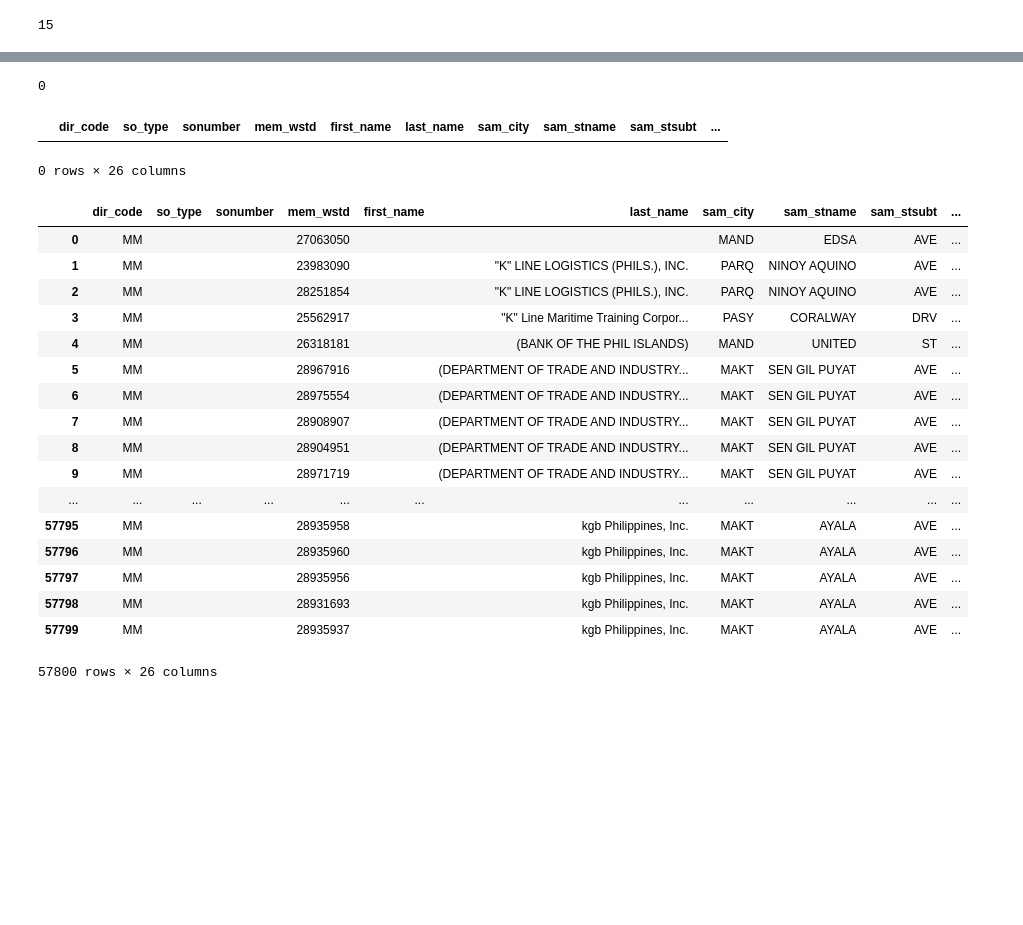
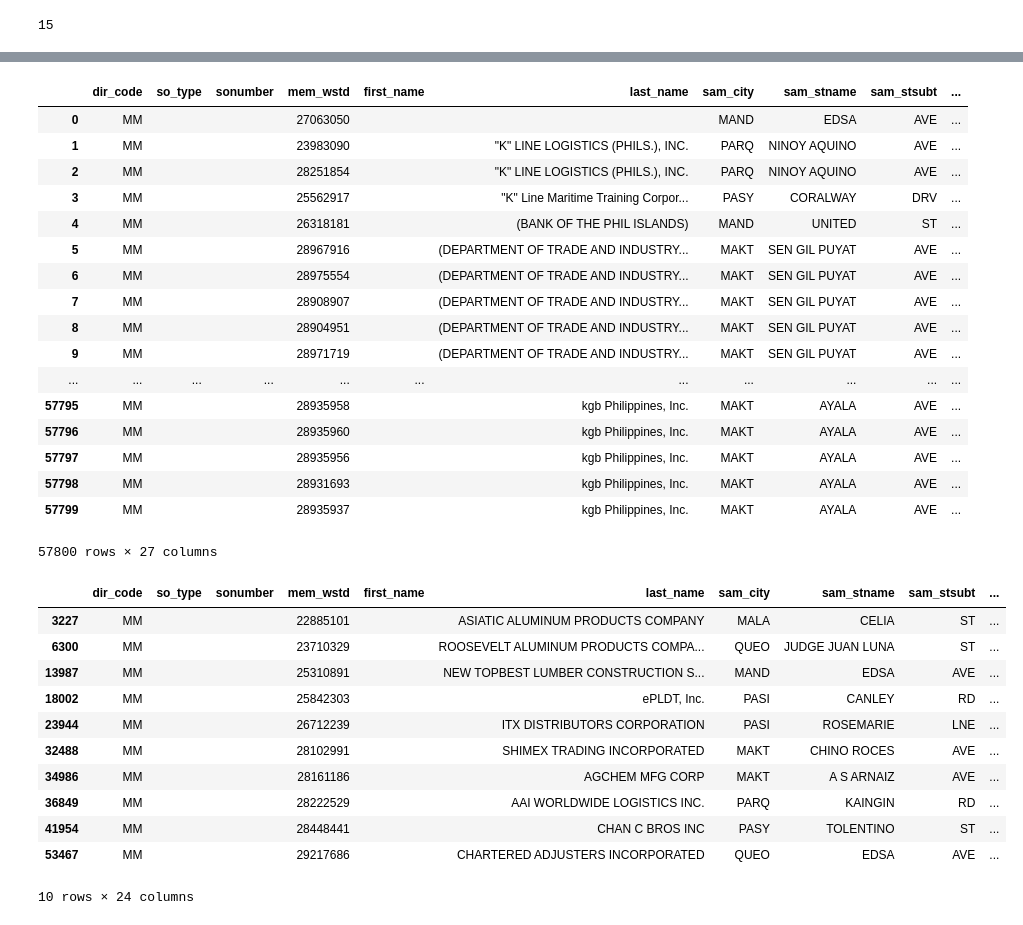
Before and after one commit to ncolina/DPC_SO, a Jupyter notebook: Testing.ipynb, the cells around one changed output, grey strips where cells are left out. Cells and saved outputs as stored; diff of their text form; code cells hidden in the pictures; blank space fills up the shorter version.

```diff
--- a/Testing.ipynb
+++ b/Testing.ipynb
@@ -452,30 +516,38 @@ database_coded=pd.merge(database_up,classes_up, on=['last_name','first_name'], h
 # %%
-sum(~database_coded.class_code.isnull())
+database_coded#[~database_coded.class_code.isnull()]
 # %% [output]
+|  | dir_code | so_type | sonumber | mem_wstd | first_name | last_name | sam_city | sam_stname | sam_stsubt | ... |
+| 0 | MM |  |  | 27063050 |  |  | MAND | EDSA | AVE | ... |
+| 1 | MM |  |  | 23983090 |  | "K" LINE LOGISTICS (PHILS.), INC. | PARQ | NINOY AQUINO | AVE | ... |
+| 2 | MM |  |  | 28251854 |  | "K" LINE LOGISTICS (PHILS.), INC. | PARQ | NINOY AQUINO | AVE | ... |
+| 3 | MM |  |  | 25562917 |  | "K" Line Maritime Training Corpor... | PASY | CORALWAY | DRV | ... |
+| 4 | MM |  |  | 26318181 |  | (BANK OF THE PHIL ISLANDS) | MAND | UNITED | ST | ... |
+| 5 | MM |  |  | 28967916 |  | (DEPARTMENT OF TRADE AND INDUSTRY... | MAKT | SEN GIL PUYAT | AVE | ... |
+| 6 | MM |  |  | 28975554 |  | (DEPARTMENT OF TRADE AND INDUSTRY... | MAKT | SEN GIL PUYAT | AVE | ... |
+| 7 | MM |  |  | 28908907 |  | (DEPARTMENT OF TRADE AND INDUSTRY... | MAKT | SEN GIL PUYAT | AVE | ... |
+| 8 | MM |  |  | 28904951 |  | (DEPARTMENT OF TRADE AND INDUSTRY... | MAKT | SEN GIL PUYAT | AVE | ... |
+| 9 | MM |  |  | 28971719 |  | (DEPARTMENT OF TRADE AND INDUSTRY... | MAKT | SEN GIL PUYAT | AVE | ... |
+| ... | ... | ... | ... | ... | ... | ... | ... | ... | ... | ... |
+| 57795 | MM |  |  | 28935958 |  | kgb Philippines, Inc. | MAKT | AYALA | AVE | ... |
+| 57796 | MM |  |  | 28935960 |  | kgb Philippines, Inc. | MAKT | AYALA | AVE | ... |
+| 57797 | MM |  |  | 28935956 |  | kgb Philippines, Inc. | MAKT | AYALA | AVE | ... |
+| 57798 | MM |  |  | 28931693 |  | kgb Philippines, Inc. | MAKT | AYALA | AVE | ... |
+| 57799 | MM |  |  | 28935937 |  | kgb Philippines, Inc. | MAKT | AYALA | AVE | ... |
-0
+57800 rows × 27 columns
-# %%
-pd.merge(database_up,classes_up, on=['last_name','first_name'], how='inner')
-# %% [output]
-|  | dir_code | so_type | sonumber | mem_wstd | first_name | last_name | sam_city | sam_stname | sam_stsubt | ... |
-0 rows × 26 columns
-# %%
-database_coded
-# %% [output]
-|  | dir_code | so_type | sonumber | mem_wstd | first_name | last_name | sam_city | sam_stname | sam_stsubt | ... |
-| 0 | MM |  |  | 27063050 |  |  | MAND | EDSA | AVE | ... |
-| 1 | MM |  |  | 23983090 |  | "K" LINE LOGISTICS (PHILS.), INC. | PARQ | NINOY AQUINO | AVE | ... |
-| 2 | MM |  |  | 28251854 |  | "K" LINE LOGISTICS (PHILS.), INC. | PARQ | NINOY AQUINO | AVE | ... |
-| 3 | MM |  |  | 25562917 |  | "K" Line Maritime Training Corpor... | PASY | CORALWAY | DRV | ... |
-| 4 | MM |  |  | 26318181 |  | (BANK OF THE PHIL ISLANDS) | MAND | UNITED | ST | ... |
-| 5 | MM |  |  | 28967916 |  | (DEPARTMENT OF TRADE AND INDUSTRY... | MAKT | SEN GIL PUYAT | AVE | ... |
-| 6 | MM |  |  | 28975554 |  | (DEPARTMENT OF TRADE AND INDUSTRY... | MAKT | SEN GIL PUYAT | AVE | ... |
-| 7 | MM |  |  | 28908907 |  | (DEPARTMENT OF TRADE AND INDUSTRY... | MAKT | SEN GIL PUYAT | AVE | ... |
-| 8 | MM |  |  | 28904951 |  | (DEPARTMENT OF TRADE AND INDUSTRY... | MAKT | SEN GIL PUYAT | AVE | ... |
-| 9 | MM |  |  | 28971719 |  | (DEPARTMENT OF TRADE AND INDUSTRY... | MAKT | SEN GIL PUYAT | AVE | ... |
-| ... | ... | ... | ... | ... | ... | ... | ... | ... | ... | ... |
-| 57795 | MM |  |  | 28935958 |  | kgb Philippines, Inc. | MAKT | AYALA | AVE | ... |
-| 57796 | MM |  |  | 28935960 |  | kgb Philippines, Inc. | MAKT | AYALA | AVE | ... |
-| 57797 | MM |  |  | 28935956 |  | kgb Philippines, Inc. | MAKT | AYALA | AVE | ... |
-| 57798 | MM |  |  | 28931693 |  | kgb Philippines, Inc. | MAKT | AYALA | AVE | ... |
-| 57799 | MM |  |  | 28935937 |  | kgb Philippines, Inc. | MAKT | AYALA | AVE | ... |
-57800 rows × 26 columns
+# %%
+x=pd.read_hdf('ha.hdf5')
+# %%
+x[~x.class_code.isnull()]
+# %% [output]
+|  | dir_code | so_type | sonumber | mem_wstd | first_name | last_name | sam_city | sam_stname | sam_stsubt | ... |
+| 3227 | MM |  |  | 22885101 |  | ASIATIC ALUMINUM PRODUCTS COMPANY | MALA | CELIA | ST | ... |
+| 6300 | MM |  |  | 23710329 |  | ROOSEVELT ALUMINUM PRODUCTS COMPA... | QUEO | JUDGE JUAN LUNA | ST | ... |
+| 13987 | MM |  |  | 25310891 |  | NEW TOPBEST LUMBER CONSTRUCTION S... | MAND | EDSA | AVE | ... |
+| 18002 | MM |  |  | 25842303 |  | ePLDT, Inc. | PASI | CANLEY | RD | ... |
+| 23944 | MM |  |  | 26712239 |  | ITX DISTRIBUTORS CORPORATION | PASI | ROSEMARIE | LNE | ... |
+| 32488 | MM |  |  | 28102991 |  | SHIMEX TRADING INCORPORATED | MAKT | CHINO ROCES | AVE | ... |
+| 34986 | MM |  |  | 28161186 |  | AGCHEM MFG CORP | MAKT | A S ARNAIZ | AVE | ... |
+| 36849 | MM |  |  | 28222529 |  | AAI WORLDWIDE LOGISTICS INC. | PARQ | KAINGIN | RD | ... |
+| 41954 | MM |  |  | 28448441 |  | CHAN C BROS INC | PASY | TOLENTINO | ST | ... |
+| 53467 | MM |  |  | 29217686 |  | CHARTERED ADJUSTERS INCORPORATED | QUEO | EDSA | AVE | ... |
+10 rows × 24 columns
```
Also changed, not shown: parts of 22 cells of this notebook, 6 other files.
